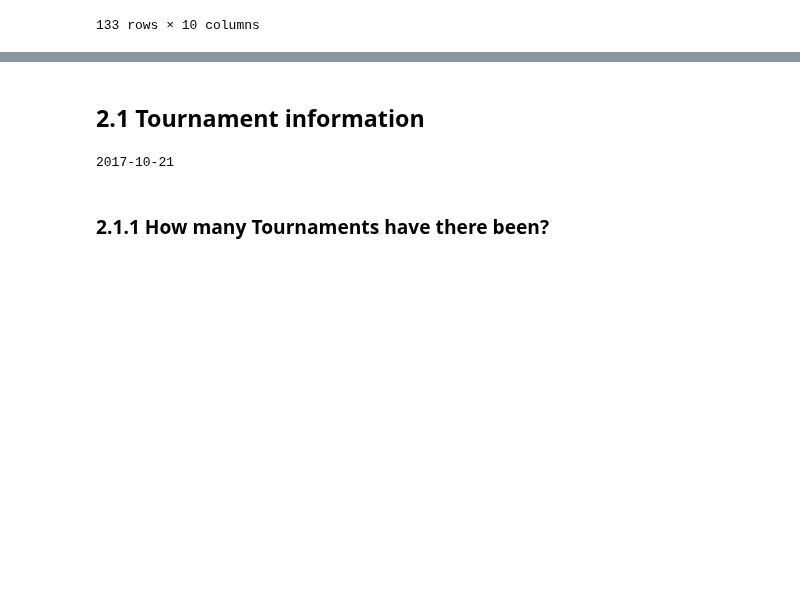
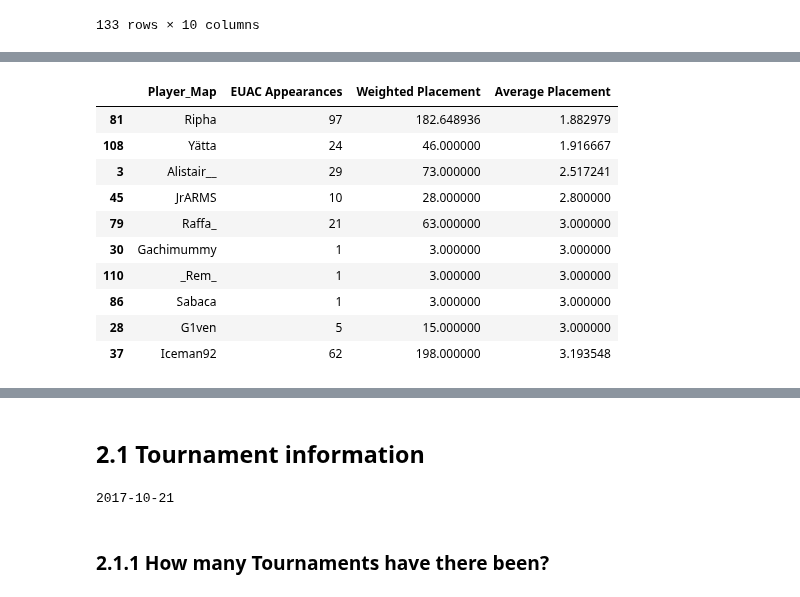
Before and after one commit to DarrenCCT/Tournament-Analysis, a Jupyter notebook: EUAC - Analysis.ipynb, the cells around one changed output, grey strips where cells are left out. Cells and saved outputs as stored; diff of their text form; code cells hidden in the pictures; blank space fills up the shorter version.

Commit message:
Add files via upload
Completed average placement

```diff
--- a/EUAC - Analysis.ipynb
+++ b/EUAC - Analysis.ipynb
@@ -514,4 +514,7 @@ playerdf.head()
 | 3 | 0 | 4324849 | Alistair__ | Alistair13 | 4 | 16 | 8 | 37 | ... |
 | 4 | 0 | 5390120 | Alistair__ | Alistair__ | 14 | 56 | 16 | 154 | ... |
 # %%
-truePlacement = playerdf.groupby("Player Map")
+truePlacement = playerdf.groupby("Player_Map").agg({
+    "EUAC Appearances": "sum",
+    "Weighted Placement": "sum"
+}).reset_index()
@@ -517,0 +537,16 @@ truePlacement = playerdf.groupby("Player Map")
+# %%
+truePlacement["Average Placement"] = truePlacement.apply(lambda x:x["Weighted Placement"]/x["EUAC Appearances"], axis=1)
+# %%
+truePlacement.sort_values(by="Average Placement", ascending = True).head(10)
+# %% [output]
+|  | Player_Map | EUAC Appearances | Weighted Placement | Average Placement |
+| 81 | Ripha | 97 | 182.648936 | 1.882979 |
+| 108 | Yätta | 24 | 46.000000 | 1.916667 |
+| 3 | Alistair__ | 29 | 73.000000 | 2.517241 |
+| 45 | JrARMS | 10 | 28.000000 | 2.800000 |
+| 79 | Raffa_ | 21 | 63.000000 | 3.000000 |
+| 30 | Gachimummy | 1 | 3.000000 | 3.000000 |
+| 110 | _Rem_ | 1 | 3.000000 | 3.000000 |
+| 86 | Sabaca | 1 | 3.000000 | 3.000000 |
+| 28 | G1ven | 5 | 15.000000 | 3.000000 |
+| 37 | Iceman92 | 62 | 198.000000 | 3.193548 |
```
Also changed, not shown: parts of 4 cells of this notebook.
